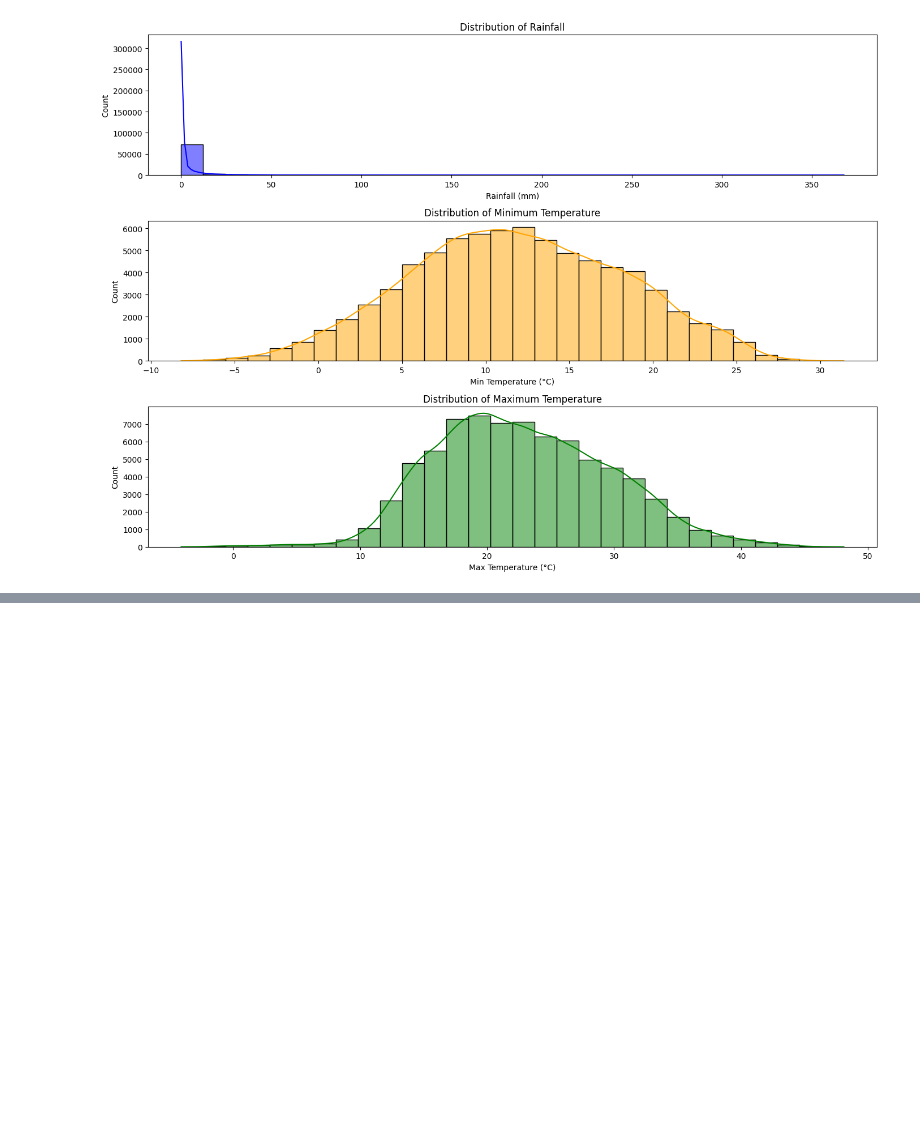
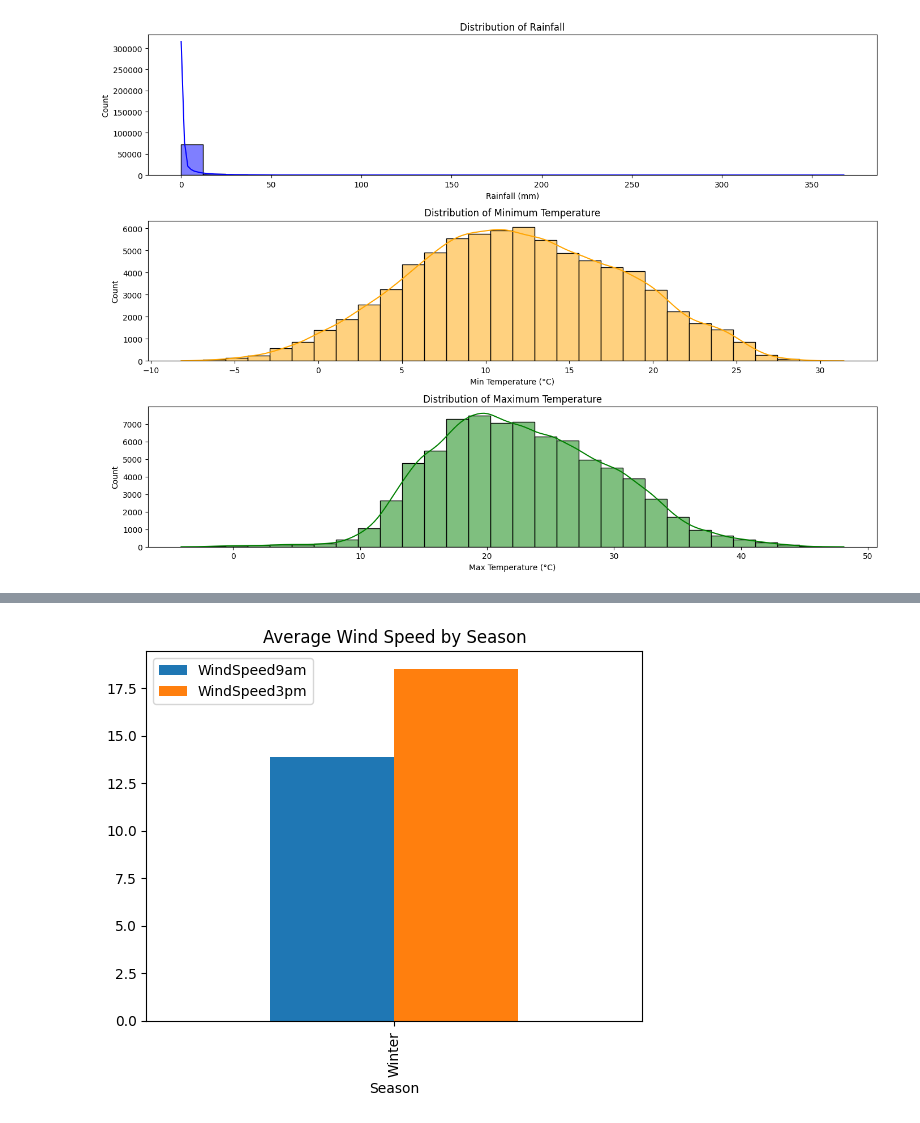
Before and after one commit to Nawel-Bellil/rain-prediction, a Jupyter notebook: rain.ipynb, the cells around one changed output, grey strips where cells are left out. Saved outputs shown, nothing was run; the diff lists cells and outputs as text; code cells hidden in the pictures; blank space fills up the shorter version.

```diff
--- a/rain.ipynb
+++ b/rain.ipynb
@@ -262,0 +338,6 @@ moderate climate , stable temp range 10C-15C and 20 as max
+# %%
+windspeed_by_season = rain_df.groupby('Season')[['WindSpeed9am', 'WindSpeed3pm']].mean()
+windspeed_by_season.plot(kind='bar', title='Average Wind Speed by Season')
+plt.show()
+# %% [output]
+[figure, added]
```
Also changed, not shown: parts of 8 cells of this notebook.
